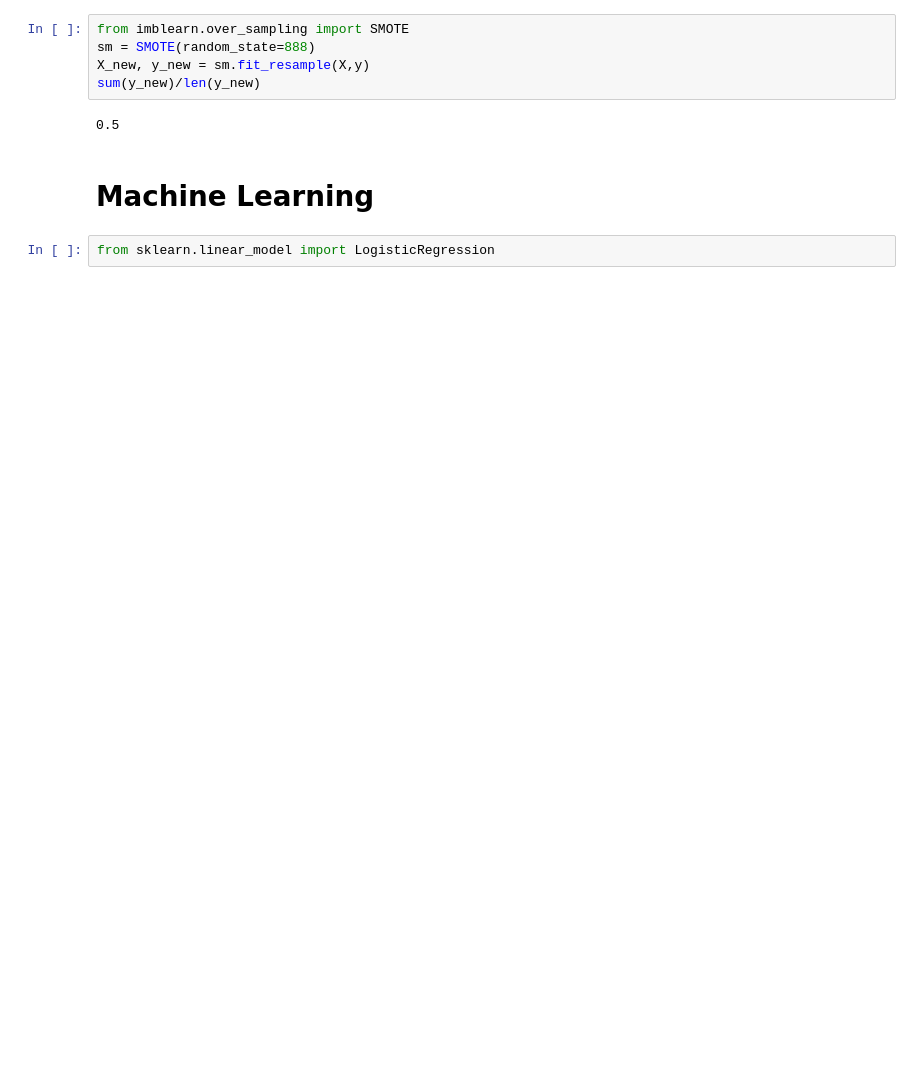
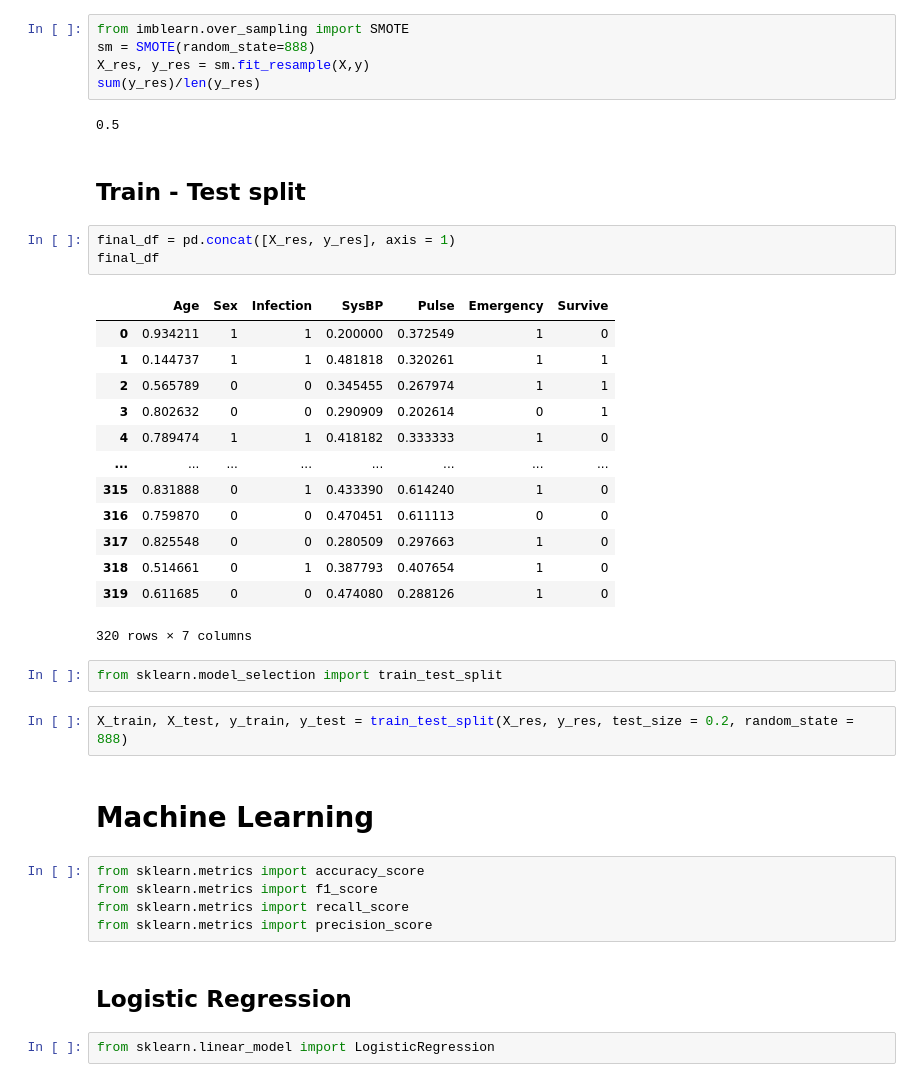
Before and after one commit to jayysinn98/SGH-Submission, a Jupyter notebook: Code.ipynb, the cells around one changed output. Saved outputs shown, nothing was run; the diff lists cells and outputs as text; blank space fills up the shorter version.

```diff
--- a/Code.ipynb
+++ b/Code.ipynb
@@ -218,12 +222,42 @@ y = data['Survive']
 # %%
 from imblearn.over_sampling import SMOTE
 sm = SMOTE(random_state=888)
-X_new, y_new = sm.fit_resample(X,y)
-sum(y_new)/len(y_new)
+X_res, y_res = sm.fit_resample(X,y)
+sum(y_res)/len(y_res)
 # %% [output]
 0.5
+# %% [markdown]
+## Train - Test split
+# %%
+final_df = pd.concat([X_res, y_res], axis = 1)
+final_df
+# %% [output]
+|  | Age | Sex | Infection | SysBP | Pulse | Emergency | Survive |
+| 0 | 0.934211 | 1 | 1 | 0.200000 | 0.372549 | 1 | 0 |
+| 1 | 0.144737 | 1 | 1 | 0.481818 | 0.320261 | 1 | 1 |
+| 2 | 0.565789 | 0 | 0 | 0.345455 | 0.267974 | 1 | 1 |
+| 3 | 0.802632 | 0 | 0 | 0.290909 | 0.202614 | 0 | 1 |
+| 4 | 0.789474 | 1 | 1 | 0.418182 | 0.333333 | 1 | 0 |
+| ... | ... | ... | ... | ... | ... | ... | ... |
+| 315 | 0.831888 | 0 | 1 | 0.433390 | 0.614240 | 1 | 0 |
+| 316 | 0.759870 | 0 | 0 | 0.470451 | 0.611113 | 0 | 0 |
+| 317 | 0.825548 | 0 | 0 | 0.280509 | 0.297663 | 1 | 0 |
+| 318 | 0.514661 | 0 | 1 | 0.387793 | 0.407654 | 1 | 0 |
+| 319 | 0.611685 | 0 | 0 | 0.474080 | 0.288126 | 1 | 0 |
+320 rows × 7 columns
+# %%
+from sklearn.model_selection import train_test_split
+# %%
+X_train, X_test, y_train, y_test = train_test_split(X_res, y_res, test_size = 0.2, random_state = 888)
 # %% [markdown]
 # Machine Learning
+# %%
+from sklearn.metrics import accuracy_score
+from sklearn.metrics import f1_score
+from sklearn.metrics import recall_score
+from sklearn.metrics import precision_score
+# %% [markdown]
+## Logistic Regression
 # %%
 from sklearn.linear_model import LogisticRegression
 # %%
```
Also changed, not shown: parts of 12 cells of this notebook.
